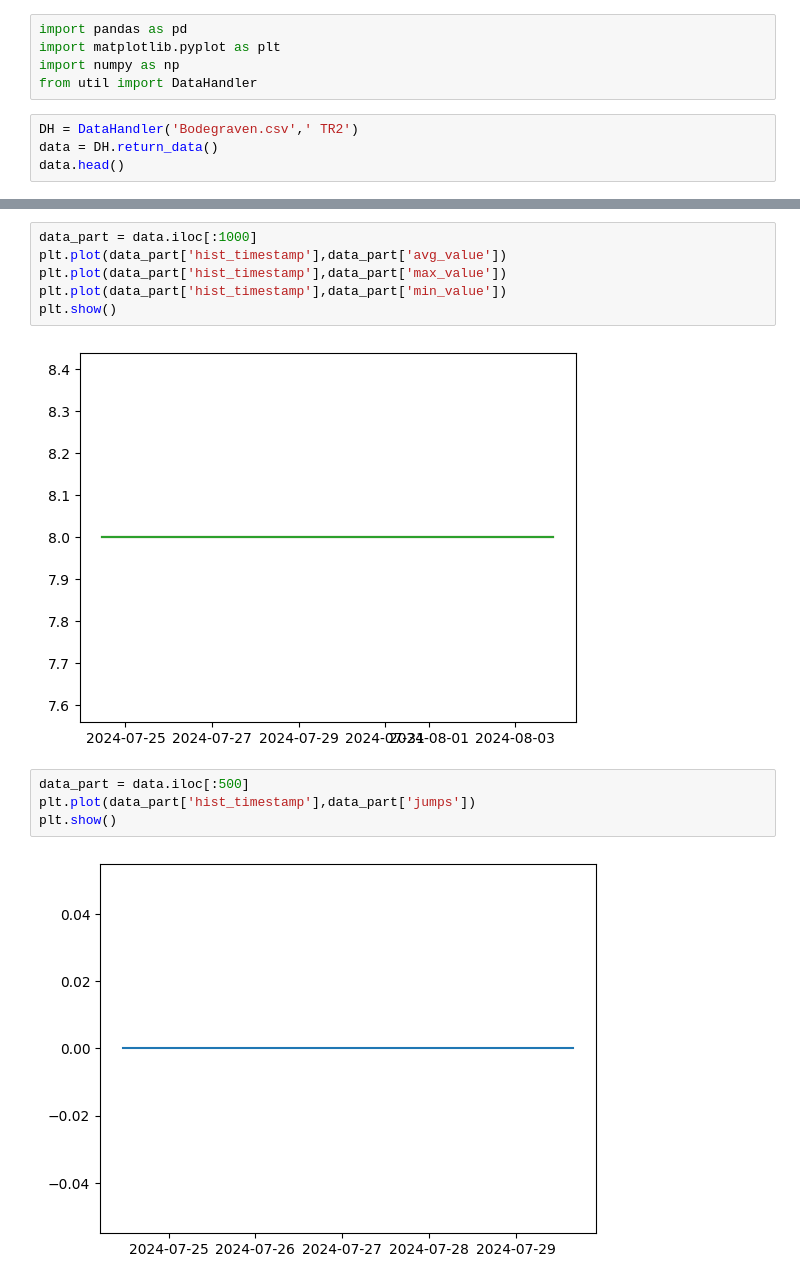
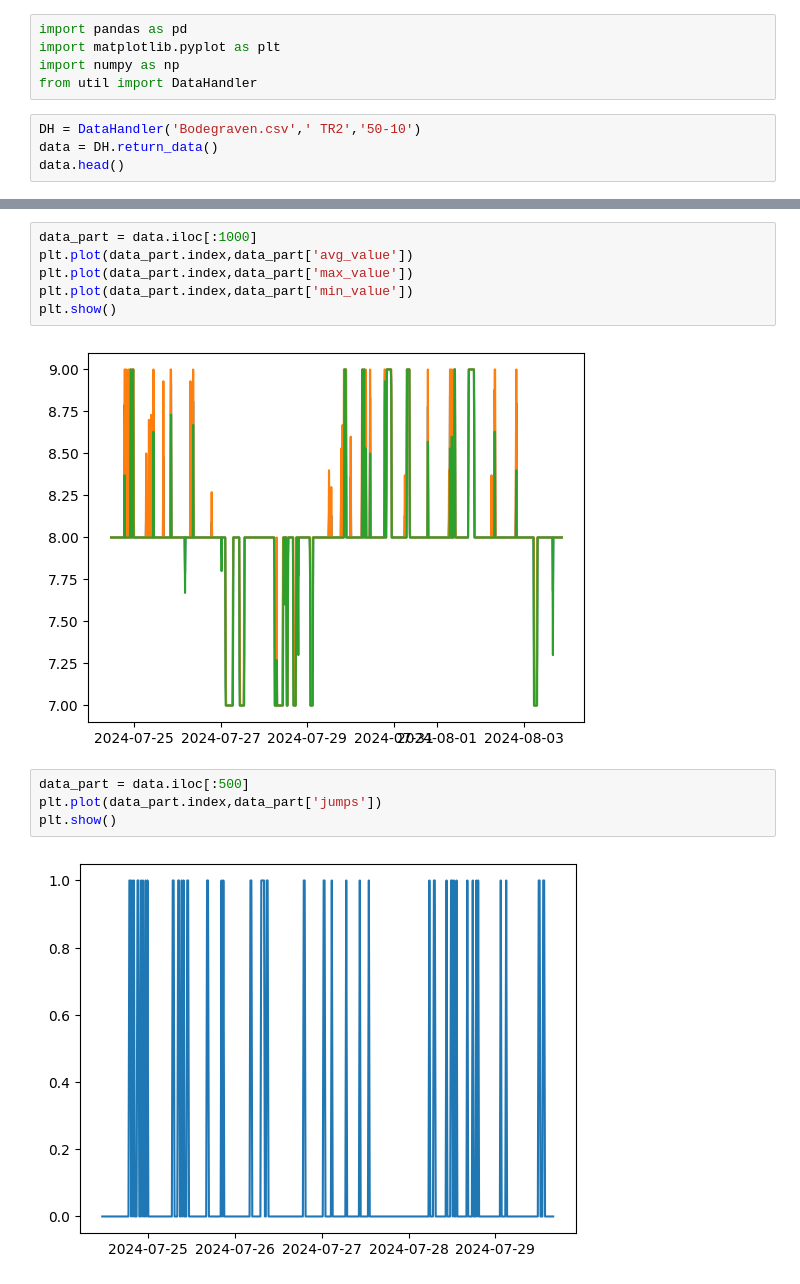
Before and after one commit to jpokemon232/LerenEnBeslissen, a Jupyter notebook: visualizer.ipynb, the cells around one changed output, grey strips where cells are left out. Cells and saved outputs as stored; diff of their text form.

```diff
--- a/visualizer.ipynb
+++ b/visualizer.ipynb
@@ -4,7 +4,7 @@ import matplotlib.pyplot as plt
 import numpy as np
 from util import DataHandler
 # %%
-DH = DataHandler('Bodegraven.csv',' TR2')
+DH = DataHandler('Bodegraven.csv',' TR2','50-10')
 data = DH.return_data()
 data.head()
 # %% [output]
@@ -17,17 +28,17 @@ data.head()
 # %%
 data_part = data.iloc[:1000]
-plt.plot(data_part['hist_timestamp'],data_part['avg_value'])
-plt.plot(data_part['hist_timestamp'],data_part['max_value'])
-plt.plot(data_part['hist_timestamp'],data_part['min_value'])
+plt.plot(data_part.index,data_part['avg_value'])
+plt.plot(data_part.index,data_part['max_value'])
+plt.plot(data_part.index,data_part['min_value'])
 plt.show()
 # %% [output]
-[figure, old version]
+[figure, new version]
 # %%
 data_part = data.iloc[:500]
-plt.plot(data_part['hist_timestamp'],data_part['jumps'])
+plt.plot(data_part.index,data_part['jumps'])
 plt.show()
 # %% [output]
-[figure, old version]
+[figure, new version]
 # %%
 data.describe()
 # %% [output]
```
Also changed, not shown: parts of 10 cells of this notebook.
